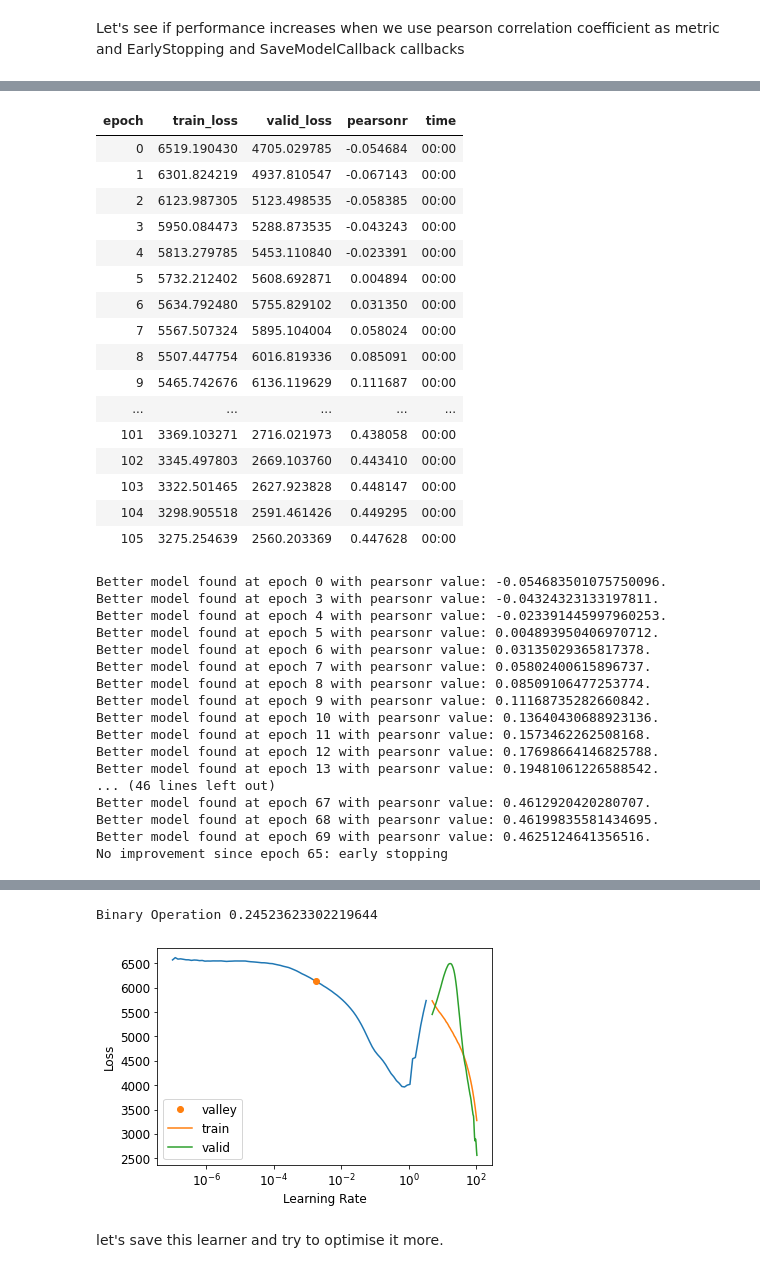
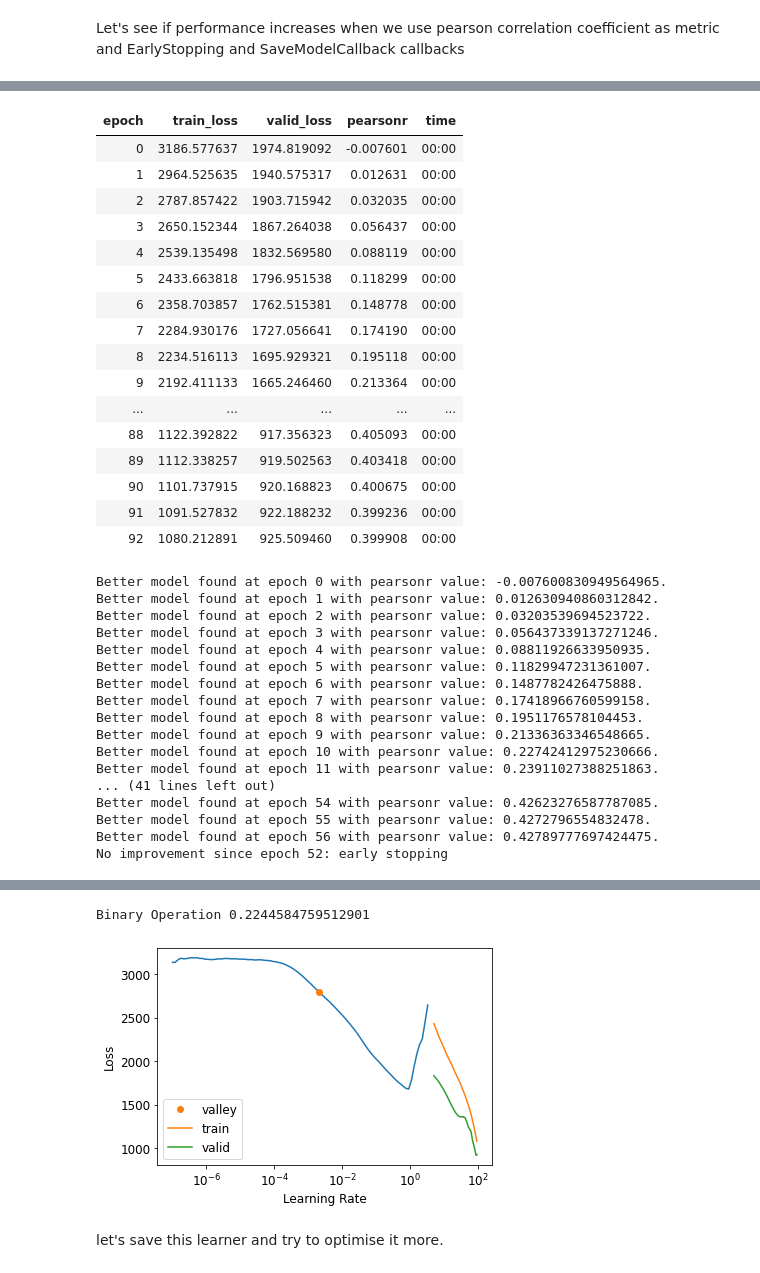
Before and after one commit to edmanft/cat_drug_synergy, a Jupyter notebook: fingerprints_without_training_pipeline.ipynb, the cells around one changed output, grey strips where cells are left out. Saved outputs shown, nothing was run; the diff lists cells and outputs as text; code cells hidden in the pictures.

```diff
--- a/fingerprints_without_training_pipeline.ipynb
+++ b/fingerprints_without_training_pipeline.ipynb
@@ -239,5 +237,6 @@ procs = [Categorify, FillMissing]
 # We shuffle the data
 df_drug_bin = df_drug_bin.sample(frac=1).reset_index(drop=True)
 df_drug_bin.head(10)
+dep_var = "Synergy score"
 # %% [output]
 Values of QA: [1]
@@ -1202,68 +1222,68 @@ With SMILES: 0.21886811337823486
 procs_nn = [Categorify, FillMissing, Normalize]
 "For some reason the prediction improves when I don't normalize"
 "so I will use procs instead of procs_nn"
 to_nn_bin = TabularPandas(df_bin_nocomb, procs, cat, cont, y_names=dep_var,
-                      splits=splits)
+                      splits=splits_bin)
 dls = to_nn_bin.dataloaders(1024)
 y_bin = to_nn_bin.train.y
 y_bin.min(),y_bin.max()
 
 callbacks = [EarlyStoppingCallback(
     monitor='pearsonr',
     min_delta=0.01, patience=40), SaveModelCallback(monitor='pearsonr')]
 
 
 learn = tabular_learner(dls, y_range=(y_bin.min(),y_bin.max()), layers=[20,10],
                         n_out=1, loss_func=F.mse_loss,
                         metrics = PearsonCorrCoef(), cbs = callbacks)
 learn.lr_find()
 learn.fit(n_epoch = 500, lr = 0.001)
 learn.recorder.plot_loss()
 y_pred_nn_1_bin, targs = learn.get_preds()
 y_pred_nn_1_bin = np.asarray(y_pred_nn_1_bin[:,0])
 
 
 wpc_tl_bin= wpc_score(test_df_bin, y_pred_nn_1_bin)
 print("Binary Operation", wpc_tl_bin)
 # %% [output]
 [interactive output not drawn]
 | epoch | train_loss | valid_loss | pearsonr | time |
-| 0 | 6519.190430 | 4705.029785 | -0.054684 | 00:00 |
-| 1 | 6301.824219 | 4937.810547 | -0.067143 | 00:00 |
-| 2 | 6123.987305 | 5123.498535 | -0.058385 | 00:00 |
-| 3 | 5950.084473 | 5288.873535 | -0.043243 | 00:00 |
-| 4 | 5813.279785 | 5453.110840 | -0.023391 | 00:00 |
-| 5 | 5732.212402 | 5608.692871 | 0.004894 | 00:00 |
-| 6 | 5634.792480 | 5755.829102 | 0.031350 | 00:00 |
-| 7 | 5567.507324 | 5895.104004 | 0.058024 | 00:00 |
-| 8 | 5507.447754 | 6016.819336 | 0.085091 | 00:00 |
-| 9 | 5465.742676 | 6136.119629 | 0.111687 | 00:00 |
+| 0 | 3186.577637 | 1974.819092 | -0.007601 | 00:00 |
+| 1 | 2964.525635 | 1940.575317 | 0.012631 | 00:00 |
+| 2 | 2787.857422 | 1903.715942 | 0.032035 | 00:00 |
+| 3 | 2650.152344 | 1867.264038 | 0.056437 | 00:00 |
+| 4 | 2539.135498 | 1832.569580 | 0.088119 | 00:00 |
+| 5 | 2433.663818 | 1796.951538 | 0.118299 | 00:00 |
+| 6 | 2358.703857 | 1762.515381 | 0.148778 | 00:00 |
+| 7 | 2284.930176 | 1727.056641 | 0.174190 | 00:00 |
+| 8 | 2234.516113 | 1695.929321 | 0.195118 | 00:00 |
+| 9 | 2192.411133 | 1665.246460 | 0.213364 | 00:00 |
 | ... | ... | ... | ... | ... |
-| 101 | 3369.103271 | 2716.021973 | 0.438058 | 00:00 |
-| 102 | 3345.497803 | 2669.103760 | 0.443410 | 00:00 |
-| 103 | 3322.501465 | 2627.923828 | 0.448147 | 00:00 |
-| 104 | 3298.905518 | 2591.461426 | 0.449295 | 00:00 |
-| 105 | 3275.254639 | 2560.203369 | 0.447628 | 00:00 |
+| 88 | 1122.392822 | 917.356323 | 0.405093 | 00:00 |
+| 89 | 1112.338257 | 919.502563 | 0.403418 | 00:00 |
+| 90 | 1101.737915 | 920.168823 | 0.400675 | 00:00 |
+| 91 | 1091.527832 | 922.188232 | 0.399236 | 00:00 |
+| 92 | 1080.212891 | 925.509460 | 0.399908 | 00:00 |
-Better model found at epoch 0 with pearsonr value: -0.054683501075750096.
-Better model found at epoch 3 with pearsonr value: -0.04324323133197811.
-Better model found at epoch 4 with pearsonr value: -0.023391445997960253.
-Better model found at epoch 5 with pearsonr value: 0.004893950406970712.
-Better model found at epoch 6 with pearsonr value: 0.03135029365817378.
-Better model found at epoch 7 with pearsonr value: 0.05802400615896737.
-Better model found at epoch 8 with pearsonr value: 0.08509106477253774.
-Better model found at epoch 9 with pearsonr value: 0.11168735282660842.
-Better model found at epoch 10 with pearsonr value: 0.13640430688923136.
-Better model found at epoch 11 with pearsonr value: 0.1573462262508168.
-Better model found at epoch 12 with pearsonr value: 0.17698664146825788.
-Better model found at epoch 13 with pearsonr value: 0.19481061226588542.
-... (46 lines left out)
-Better model found at epoch 67 with pearsonr value: 0.4612920420280707.
-Better model found at epoch 68 with pearsonr value: 0.46199835581434695.
-Better model found at epoch 69 with pearsonr value: 0.4625124641356516.
-No improvement since epoch 65: early stopping
+Better model found at epoch 0 with pearsonr value: -0.007600830949564965.
+Better model found at epoch 1 with pearsonr value: 0.012630940860312842.
+Better model found at epoch 2 with pearsonr value: 0.03203539694523722.
+Better model found at epoch 3 with pearsonr value: 0.056437339137271246.
+Better model found at epoch 4 with pearsonr value: 0.08811926633950935.
+Better model found at epoch 5 with pearsonr value: 0.11829947231361007.
+Better model found at epoch 6 with pearsonr value: 0.1487782426475888.
+Better model found at epoch 7 with pearsonr value: 0.17418966760599158.
+Better model found at epoch 8 with pearsonr value: 0.1951176578104453.
+Better model found at epoch 9 with pearsonr value: 0.21336363346548665.
+Better model found at epoch 10 with pearsonr value: 0.22742412975230666.
+Better model found at epoch 11 with pearsonr value: 0.23911027388251863.
+... (41 lines left out)
+Better model found at epoch 54 with pearsonr value: 0.42623276587787085.
+Better model found at epoch 55 with pearsonr value: 0.4272796554832478.
+Better model found at epoch 56 with pearsonr value: 0.42789777697424475.
+No improvement since epoch 52: early stopping
 [interactive output not drawn]
-Binary Operation 0.24523623302219644
+Binary Operation 0.2244584759512901
-[figure, old version]
+[figure, new version]
 # %% [markdown]
 let's save this learner and try to optimise it more.
 # %%
```
Also changed, not shown: parts of 27 cells of this notebook.
